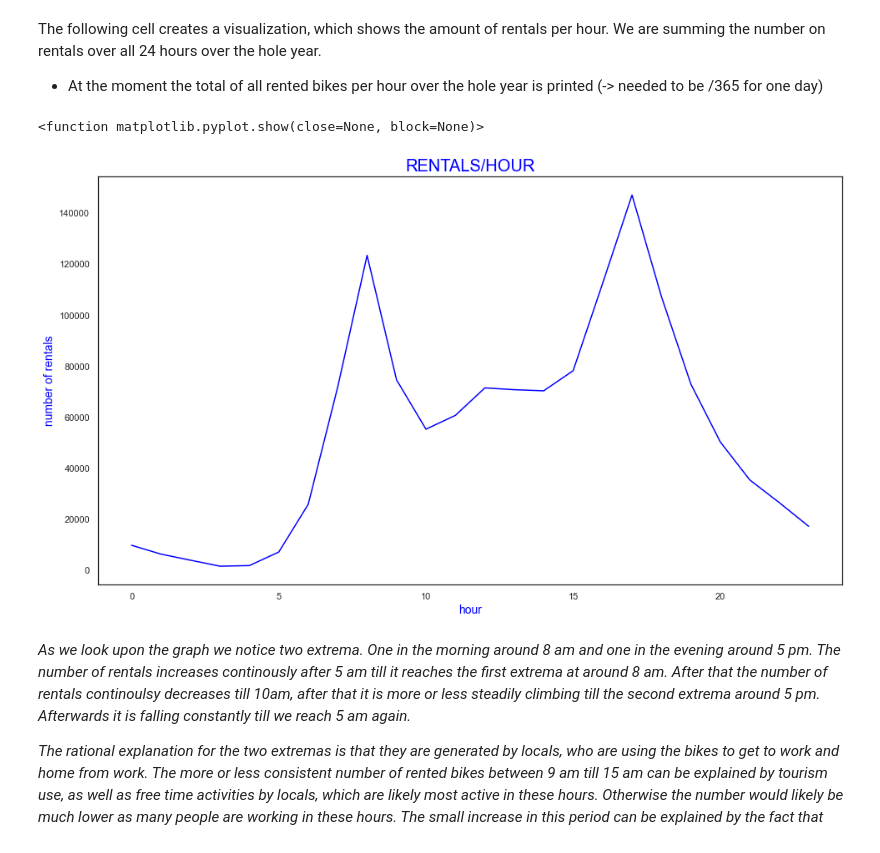
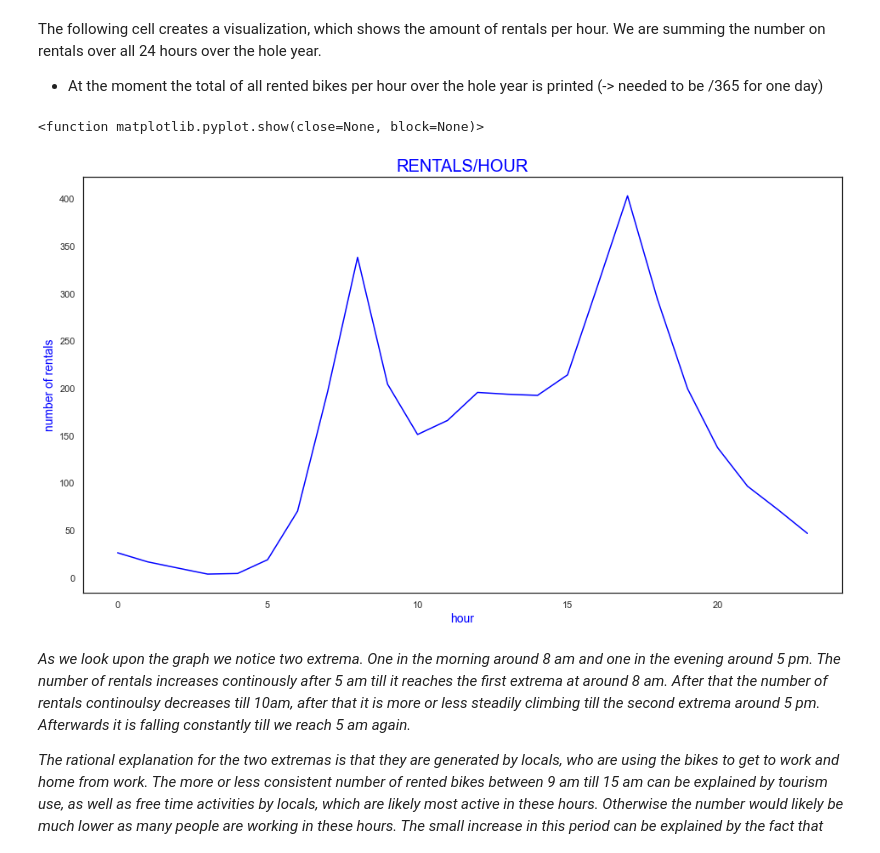
Before and after one commit to NiklasNesseler/ProjectNotFound, a Jupyter notebook: DSML_GroupProject_Boston2017.ipynb, the cells around one changed output. Cells and saved outputs as stored; diff of their text form; code cells hidden in the pictures.

```diff
--- a/DSML_GroupProject_Boston2017.ipynb
+++ b/DSML_GroupProject_Boston2017.ipynb
@@ -590,16 +590,20 @@ plt.show
 The following cell creates a visualization, which shows the amount of rentals per hour. We are summing the number on rentals over all 24 hours over the hole year.
 - At the moment the total of all rented bikes per hour over the hole year is printed (-> needed to be /365 for one day)
 # %%
-hourly_rentals = trip_data.groupby("hour")["Rented"].sum()
+hourly_rentals = trip_data.groupby(["hour"], as_index=False)["Rented"].sum()
+
+xh=hourly_rentals["hour"]
+yh=hourly_rentals["Rented"]/365
+
 Fig_3, ax_3    = plt.subplots(figsize=(16,9))
-ax_3.plot(hourly_rentals, color = "blue")
+ax_3.plot(xh,yh, color = "blue")
 ax_3.set_title("RENTALS/HOUR", fontsize = 20, fontname = "arial", color = "blue")
 ax_3.set_ylabel("number of rentals", fontsize = 14, color = "blue")
 ax_3.set_xlabel("hour", fontsize = 14, color = "blue")
 plt.show
 # %% [output]
 <function matplotlib.pyplot.show(close=None, block=None)>
-[figure, old version]
+[figure, new version]
 # %% [markdown]
 *As we look upon the graph we notice two extrema. One in the morning around 8 am and one in the evening around 5 pm. The number of rentals increases continously after 5 am till it reaches the first extrema at around 8 am. After that the number of rentals continoulsy decreases till 10am, after that it is more or less steadily climbing till the second extrema around 5 pm. Afterwards it is falling constantly till we reach 5 am again.*
 
```
Also changed, not shown: parts of 40 cells of this notebook.
